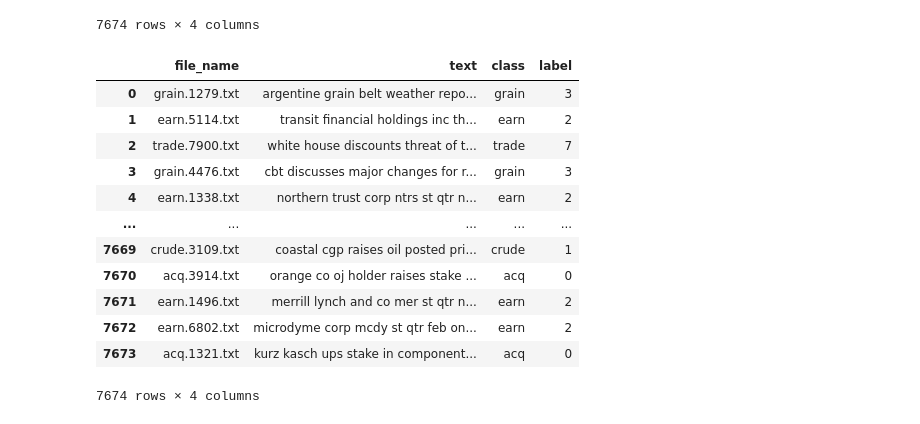
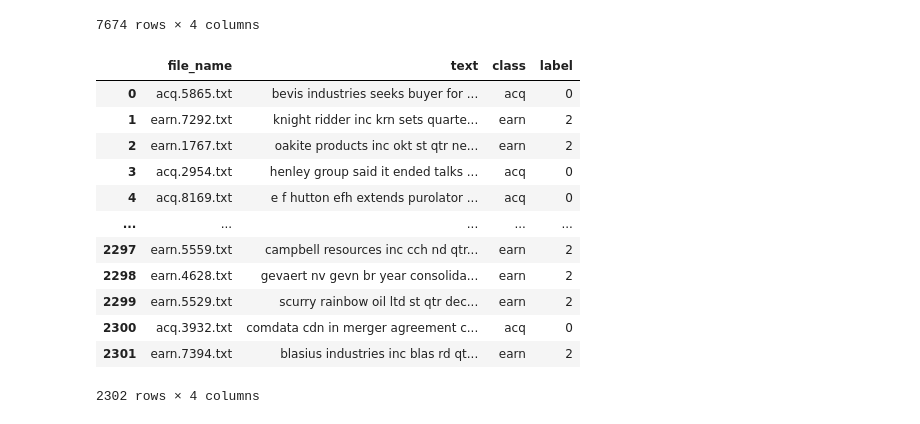
Before and after one commit to AlvaroJoseLopes/Deep-Walk-Transformers, a Jupyter notebook: notebooks/Example_DeepWalkTransformers.ipynb, the cells around one changed output. Cells and saved outputs as stored; diff of their text form; code cells hidden in the pictures.

```diff
--- a/notebooks/Example_DeepWalkTransformers.ipynb
+++ b/notebooks/Example_DeepWalkTransformers.ipynb
@@ -70,22 +95,22 @@ df
 | 7673 | trade.5204.txt | baldrige warns of world trade war... | trade | 7 |
 7674 rows × 4 columns
 # %%
-df = df.sample(frac=1).reset_index(drop=True)
+df = df.sample(frac=0.3).reset_index(drop=True)
 df
 # %% [output]
 |  | file_name | text | class | label |
-| 0 | grain.1279.txt | argentine grain belt weather repo... | grain | 3 |
-| 1 | earn.5114.txt | transit financial holdings inc th... | earn | 2 |
-| 2 | trade.7900.txt | white house discounts threat of t... | trade | 7 |
-| 3 | grain.4476.txt | cbt discusses major changes for r... | grain | 3 |
-| 4 | earn.1338.txt | northern trust corp ntrs st qtr n... | earn | 2 |
+| 0 | acq.5865.txt | bevis industries seeks buyer for ... | acq | 0 |
+| 1 | earn.7292.txt | knight ridder inc krn sets quarte... | earn | 2 |
+| 2 | earn.1767.txt | oakite products inc okt st qtr ne... | earn | 2 |
+| 3 | acq.2954.txt | henley group said it ended talks ... | acq | 0 |
+| 4 | acq.8169.txt | e f hutton efh extends purolator ... | acq | 0 |
 | ... | ... | ... | ... | ... |
-| 7669 | crude.3109.txt | coastal cgp raises oil posted pri... | crude | 1 |
-| 7670 | acq.3914.txt | orange co oj holder raises stake ... | acq | 0 |
-| 7671 | earn.1496.txt | merrill lynch and co mer st qtr n... | earn | 2 |
-| 7672 | earn.6802.txt | microdyme corp mcdy st qtr feb on... | earn | 2 |
-| 7673 | acq.1321.txt | kurz kasch ups stake in component... | acq | 0 |
+| 2297 | earn.5559.txt | campbell resources inc cch nd qtr... | earn | 2 |
+| 2298 | earn.4628.txt | gevaert nv gevn br year consolida... | earn | 2 |
+| 2299 | earn.5529.txt | scurry rainbow oil ltd st qtr dec... | earn | 2 |
+| 2300 | acq.3932.txt | comdata cdn in merger agreement c... | acq | 0 |
+| 2301 | earn.7394.txt | blasius industries inc blas rd qt... | earn | 2 |
-7674 rows × 4 columns
+2302 rows × 4 columns
 # %%
 !pip install -U sentence-transformers
 # %% [output]
```
Also changed, not shown: parts of 25 cells of this notebook, 1 other file.
